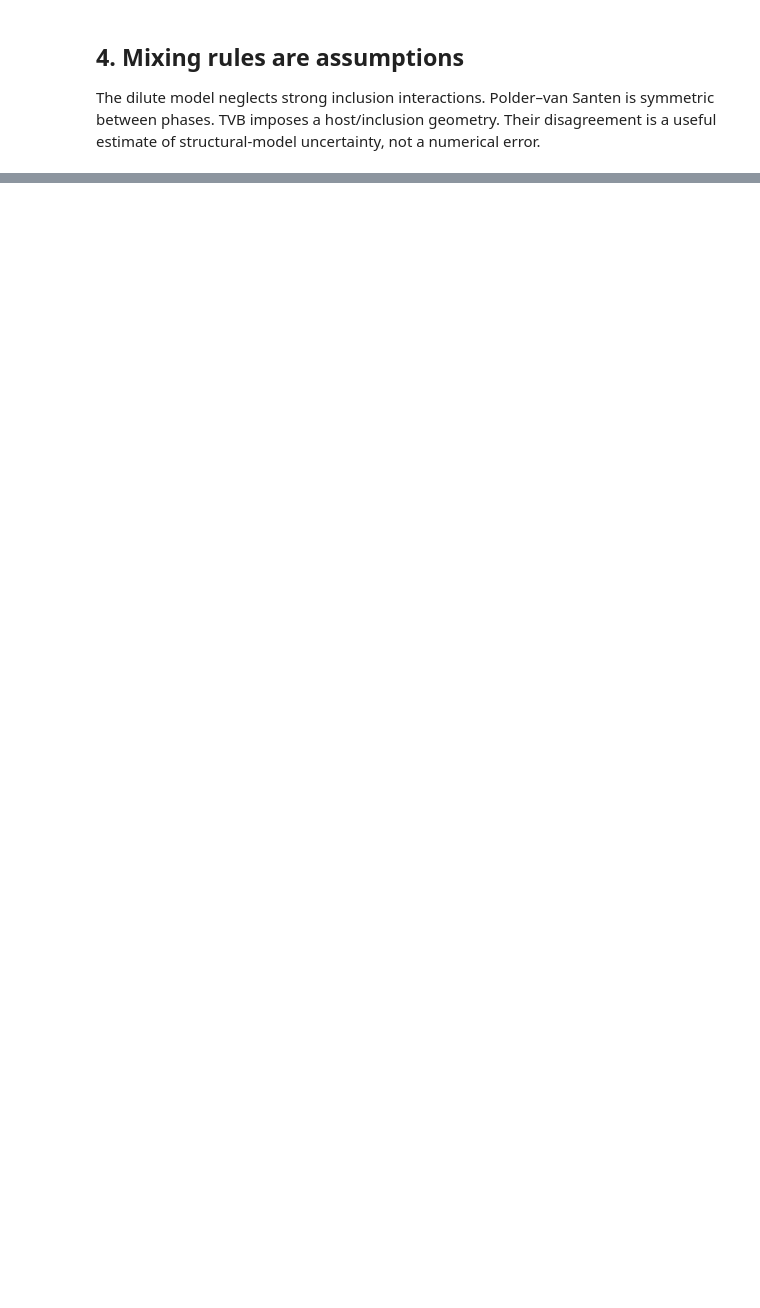
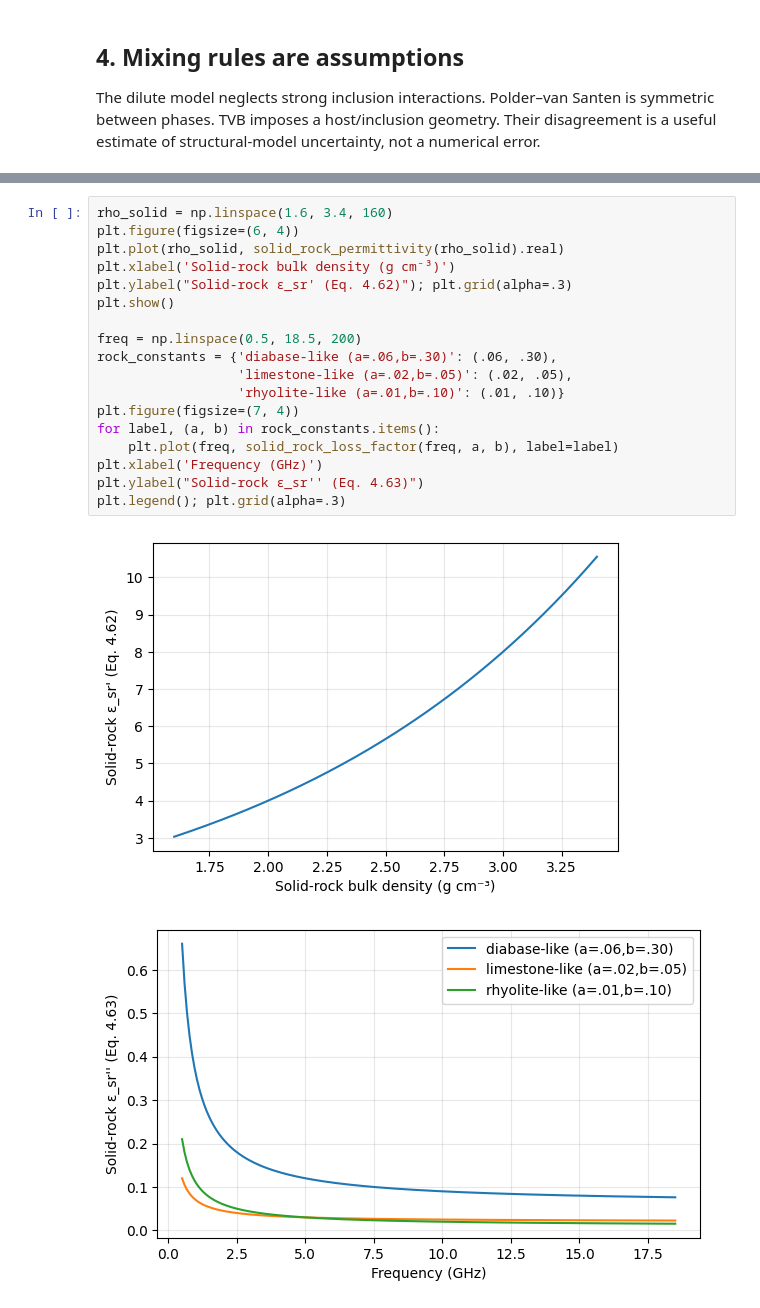
Before and after one commit to mohseniaref/NavaSAR, a Jupyter notebook: notebooks/13_material_dielectric_models.ipynb, the cells around one changed output, grey strips where cells are left out. Saved outputs shown, nothing was run; the diff lists cells and outputs as text; blank space fills up the shorter version.

```diff
--- a/notebooks/13_material_dielectric_models.ipynb
+++ b/notebooks/13_material_dielectric_models.ipynb
@@ -115,0 +158,21 @@ plt.xlabel('Bulk density (g cm⁻³)'); plt.ylabel("Powder effective ε'"); plt.
+# %%
+rho_solid = np.linspace(1.6, 3.4, 160)
+plt.figure(figsize=(6, 4))
+plt.plot(rho_solid, solid_rock_permittivity(rho_solid).real)
+plt.xlabel('Solid-rock bulk density (g cm⁻³)')
+plt.ylabel("Solid-rock ε_sr' (Eq. 4.62)"); plt.grid(alpha=.3)
+plt.show()
+
+freq = np.linspace(0.5, 18.5, 200)
+rock_constants = {'diabase-like (a=.06,b=.30)': (.06, .30),
+                  'limestone-like (a=.02,b=.05)': (.02, .05),
+                  'rhyolite-like (a=.01,b=.10)': (.01, .10)}
+plt.figure(figsize=(7, 4))
+for label, (a, b) in rock_constants.items():
+    plt.plot(freq, solid_rock_loss_factor(freq, a, b), label=label)
+plt.xlabel('Frequency (GHz)')
+plt.ylabel("Solid-rock ε_sr'' (Eq. 4.63)")
+plt.legend(); plt.grid(alpha=.3)
+# %% [output]
+[figure, added]
+[figure, added]
```
Also changed, not shown: parts of 21 cells of this notebook, 5 other files.
